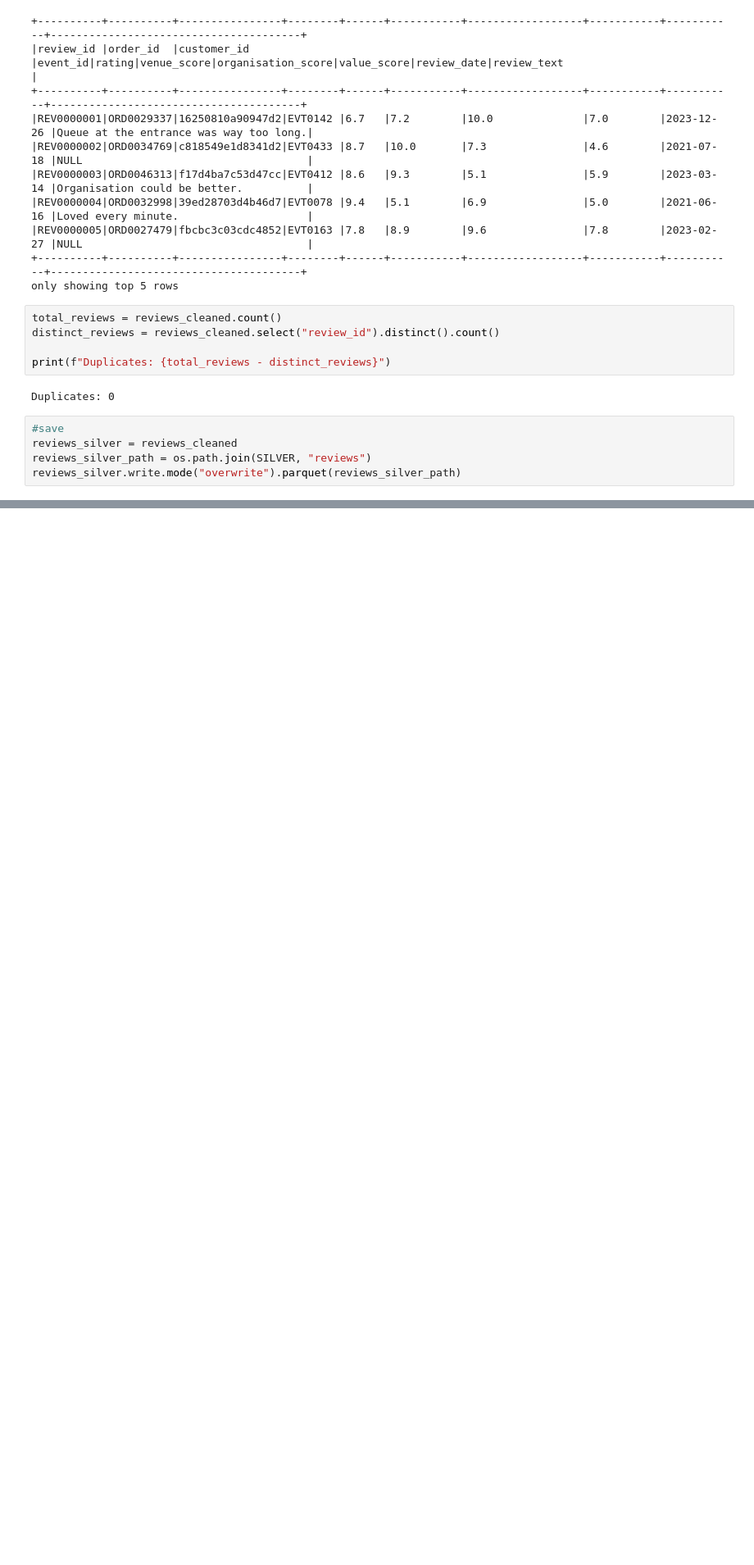
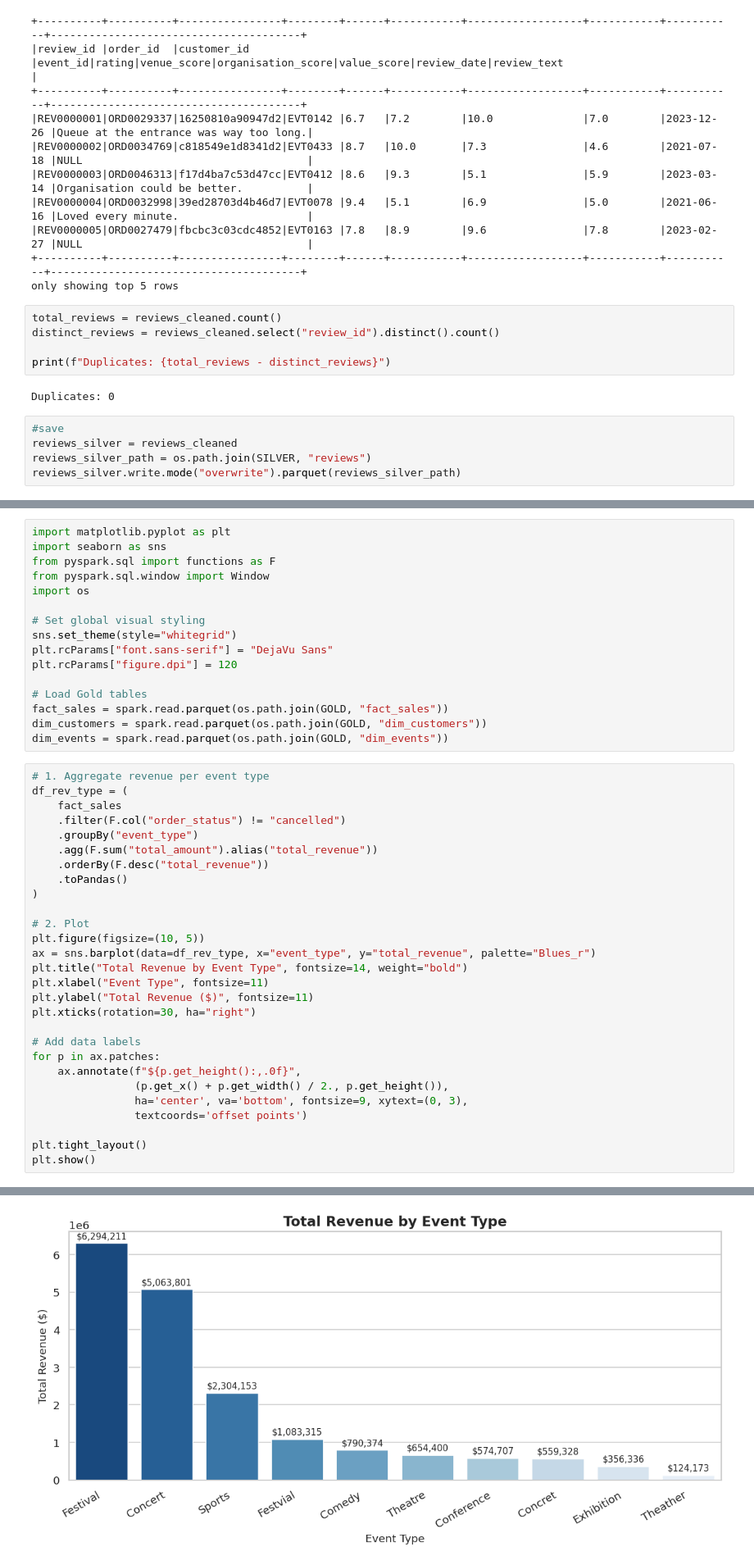
Before and after one commit to AureliaVDB/TickIt_Data_Pipeline, a Jupyter notebook: TickIt_Pipeline.ipynb, the cells around one changed output, grey strips where cells are left out. Shown at 82% size. Saved outputs shown, nothing was run; the diff lists cells and outputs as text; blank space fills up the shorter version.

Commit message:
gold layer

```diff
--- a/TickIt_Pipeline.ipynb
+++ b/TickIt_Pipeline.ipynb
@@ -726,0 +974,45 @@ reviews_silver.write.mode("overwrite").parquet(reviews_silver_path)
+# %%
+import matplotlib.pyplot as plt
+import seaborn as sns
+from pyspark.sql import functions as F
+from pyspark.sql.window import Window
+import os
+
+# Set global visual styling
+sns.set_theme(style="whitegrid")
+plt.rcParams["font.sans-serif"] = "DejaVu Sans"
+plt.rcParams["figure.dpi"] = 120
+
+# Load Gold tables
+fact_sales = spark.read.parquet(os.path.join(GOLD, "fact_sales"))
+dim_customers = spark.read.parquet(os.path.join(GOLD, "dim_customers"))
+dim_events = spark.read.parquet(os.path.join(GOLD, "dim_events"))
+# %%
+# 1. Aggregate revenue per event type
+df_rev_type = (
+    fact_sales
+    .filter(F.col("order_status") != "cancelled")
+    .groupBy("event_type")
+    .agg(F.sum("total_amount").alias("total_revenue"))
+    .orderBy(F.desc("total_revenue"))
+    .toPandas()
+)
+
+# 2. Plot
+plt.figure(figsize=(10, 5))
+ax = sns.barplot(data=df_rev_type, x="event_type", y="total_revenue", palette="Blues_r")
+plt.title("Total Revenue by Event Type", fontsize=14, weight="bold")
+plt.xlabel("Event Type", fontsize=11)
+plt.ylabel("Total Revenue ($)", fontsize=11)
+plt.xticks(rotation=30, ha="right")
+
+# Add data labels
+for p in ax.patches:
+    ax.annotate(f"${p.get_height():,.0f}",
+                (p.get_x() + p.get_width() / 2., p.get_height()),
+                ha='center', va='bottom', fontsize=9, xytext=(0, 3),
+                textcoords='offset points')
+
+plt.tight_layout()
+plt.show()
+# %% [output]
@@ -726,0 +1022 @@ reviews_silver.write.mode("overwrite").parquet(reviews_silver_path)
+[figure, added]
```
Also changed, not shown: parts of 19 cells of this notebook.
